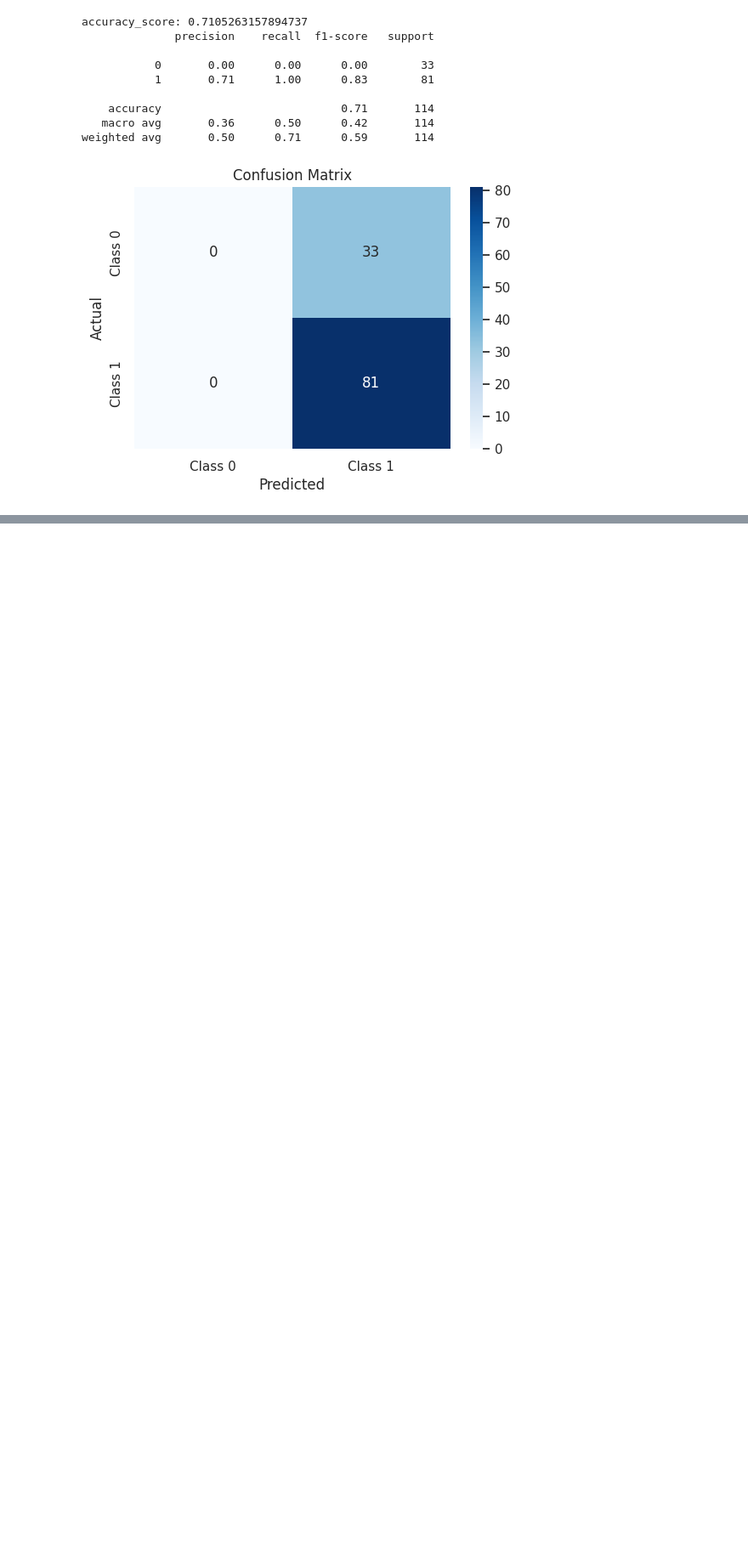
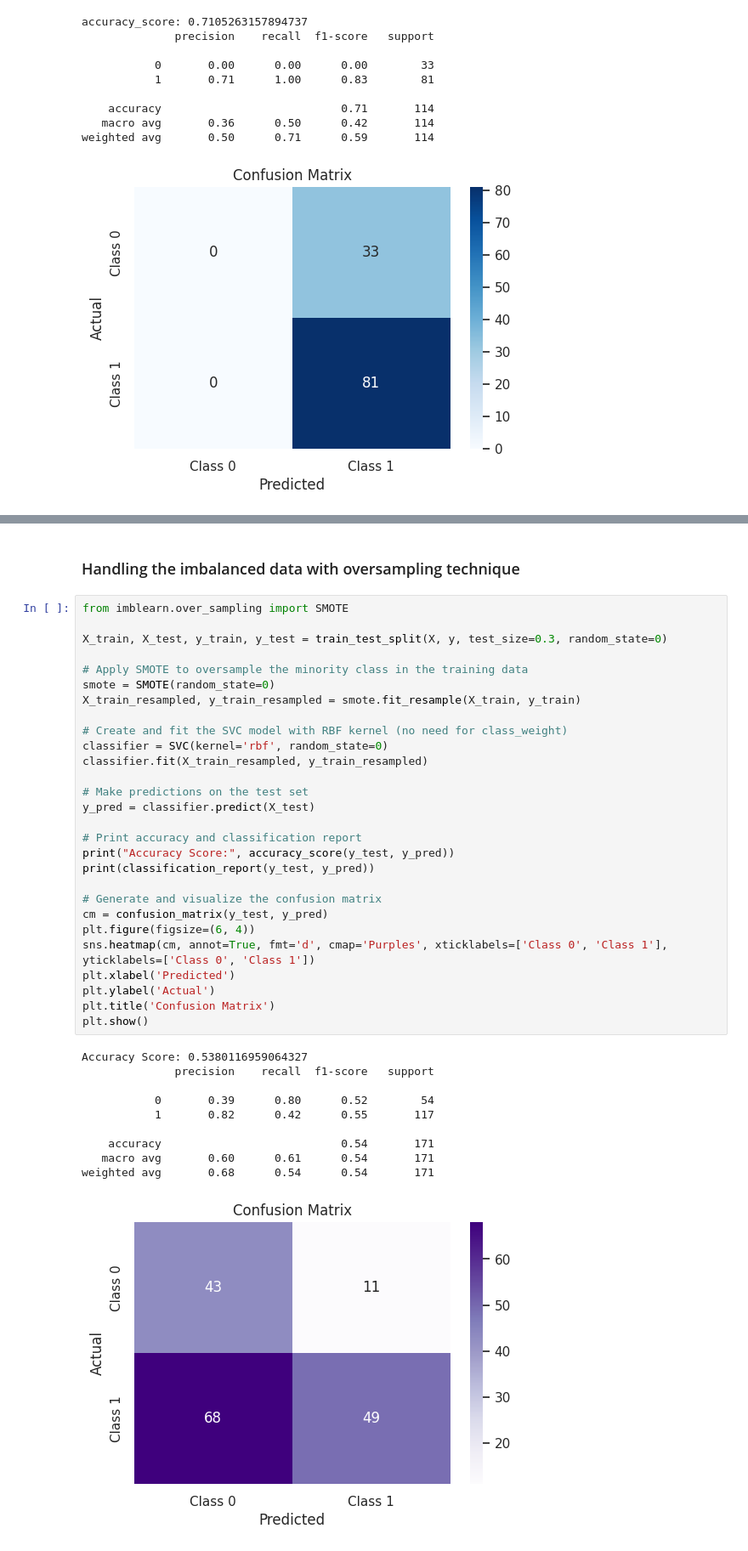
Before and after one commit to Evans2424/IACEC_Project_Model_Performance_Analysis, a Jupyter notebook: IACEC_MLProject.ipynb, the cells around one changed output, grey strips where cells are left out. Shown at 85% size. Cells and saved outputs as stored; diff of their text form; blank space fills up the shorter version.

```diff
--- a/IACEC_MLProject.ipynb
+++ b/IACEC_MLProject.ipynb
@@ -497,0 +531,41 @@ weighted avg       0.50      0.71      0.59       114
+# %% [markdown]
+### Handling the imbalanced data with oversampling technique
+# %%
+from imblearn.over_sampling import SMOTE
+
+X_train, X_test, y_train, y_test = train_test_split(X, y, test_size=0.3, random_state=0)
+
+# Apply SMOTE to oversample the minority class in the training data
+smote = SMOTE(random_state=0)
+X_train_resampled, y_train_resampled = smote.fit_resample(X_train, y_train)
+
+# Create and fit the SVC model with RBF kernel (no need for class_weight)
+classifier = SVC(kernel='rbf', random_state=0)
+classifier.fit(X_train_resampled, y_train_resampled)
+
+# Make predictions on the test set
+y_pred = classifier.predict(X_test)
+
+# Print accuracy and classification report
+print("Accuracy Score:", accuracy_score(y_test, y_pred))
+print(classification_report(y_test, y_pred))
+
+# Generate and visualize the confusion matrix
+cm = confusion_matrix(y_test, y_pred)
+plt.figure(figsize=(6, 4))
+sns.heatmap(cm, annot=True, fmt='d', cmap='Purples', xticklabels=['Class 0', 'Class 1'], yticklabels=['Class 0', 'Class 1'])
+plt.xlabel('Predicted')
+plt.ylabel('Actual')
+plt.title('Confusion Matrix')
+plt.show()
+# %% [output]
+Accuracy Score: 0.5380116959064327
+              precision    recall  f1-score   support
+
+           0       0.39      0.80      0.52        54
+           1       0.82      0.42      0.55       117
+
+    accuracy                           0.54       171
+   macro avg       0.60      0.61      0.54       171
+weighted avg       0.68      0.54      0.54       171
+[figure, added]
```
Also changed, not shown: parts of 3 cells of this notebook.
